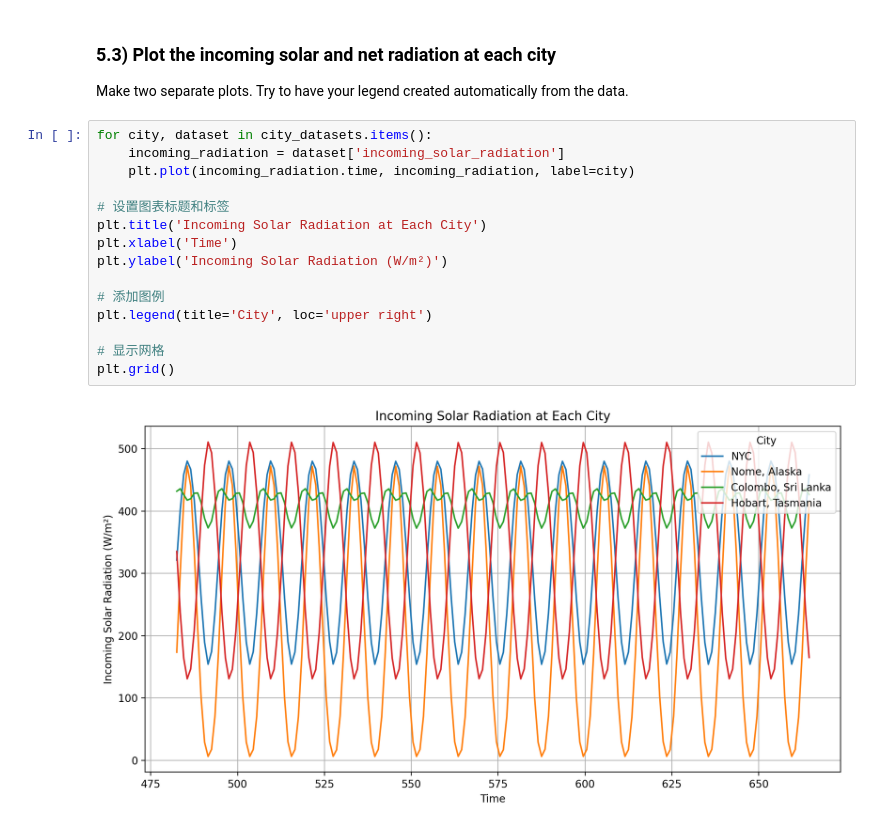
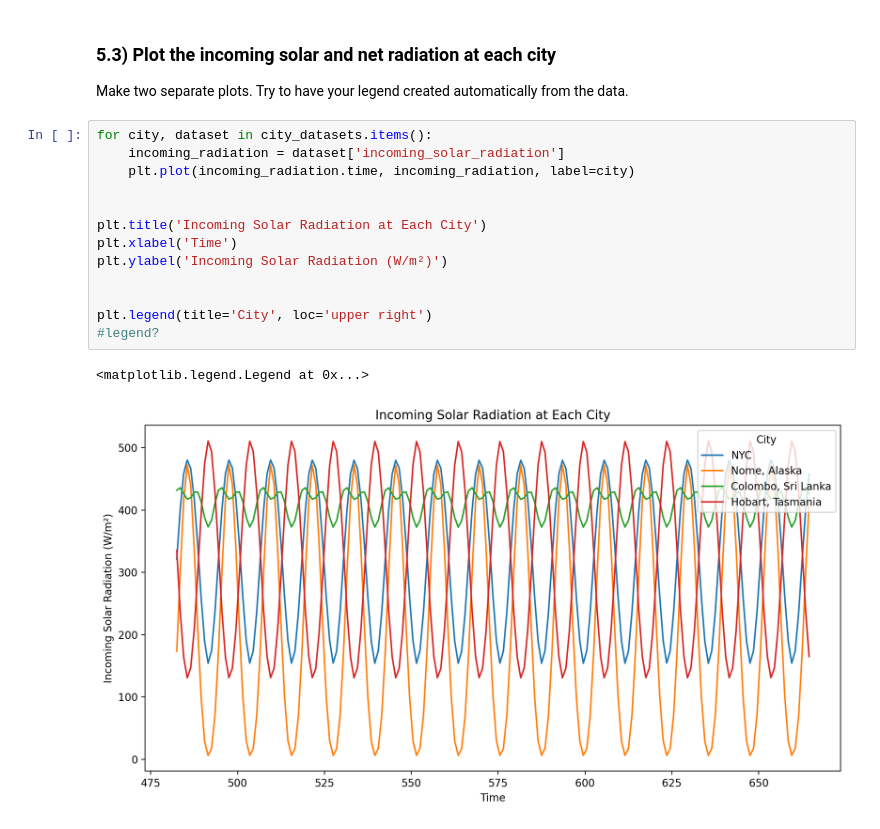
Before and after one commit to AryaAvery/rces-assignments, a Jupyter notebook: assignment7.ipynb, the cells around one changed output. Saved outputs shown, nothing was run; the diff lists cells and outputs as text.

```diff
--- a/assignment7.ipynb
+++ b/assignment7.ipynb
@@ -415,18 +417,17 @@ Try to have your legend created automatically from the data.
 # %%
 for city, dataset in city_datasets.items():
     incoming_radiation = dataset['incoming_solar_radiation']
     plt.plot(incoming_radiation.time, incoming_radiation, label=city)
 
-# 设置图表标题和标签
+
 plt.title('Incoming Solar Radiation at Each City')
 plt.xlabel('Time')
 plt.ylabel('Incoming Solar Radiation (W/m²)')
 
-# 添加图例
+
 plt.legend(title='City', loc='upper right')
-
-# 显示网格
-plt.grid()
+#legend?
 # %% [output]
+<matplotlib.legend.Legend at 0x...>
-[figure, old version]
+[figure, new version]
 # %%
```
Also changed, not shown: parts of 3 cells of this notebook.
